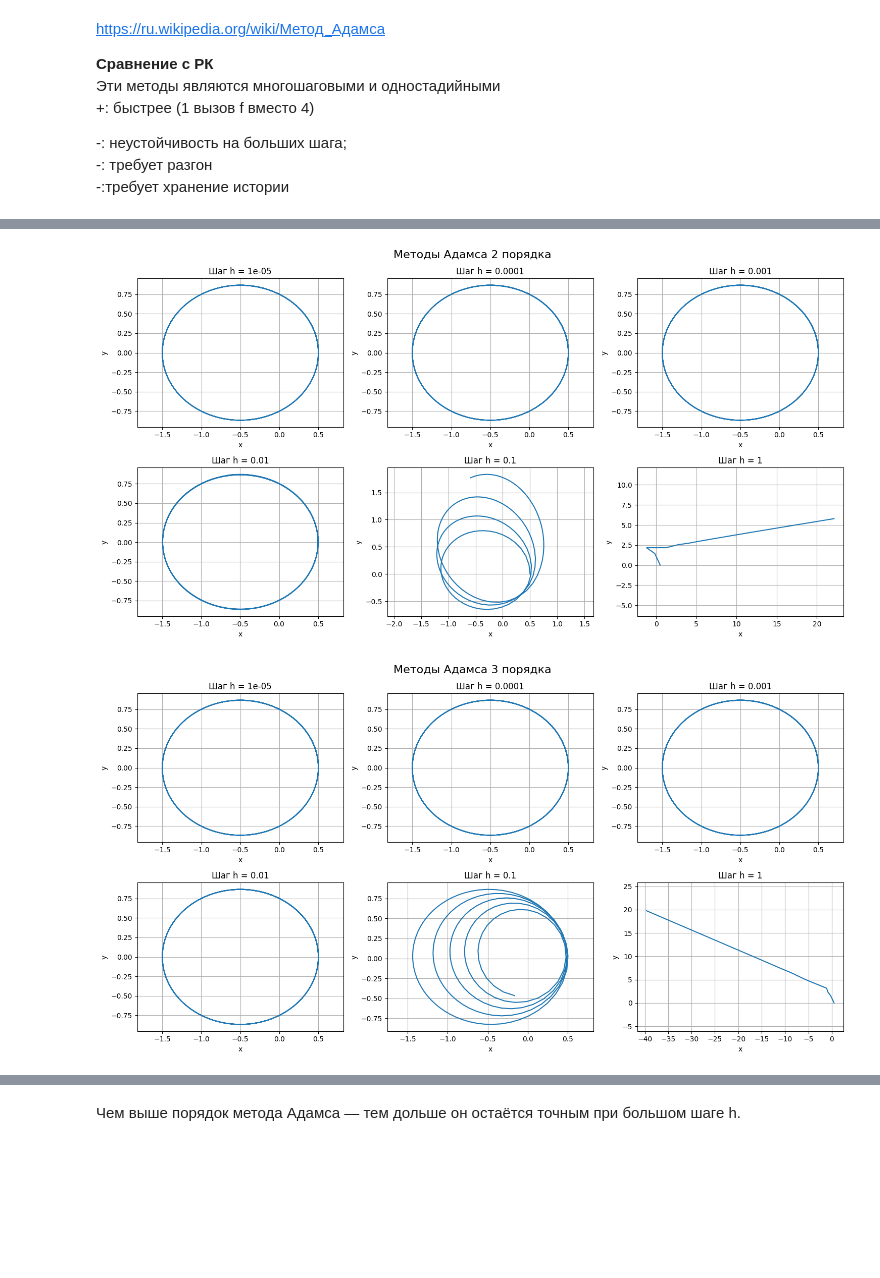
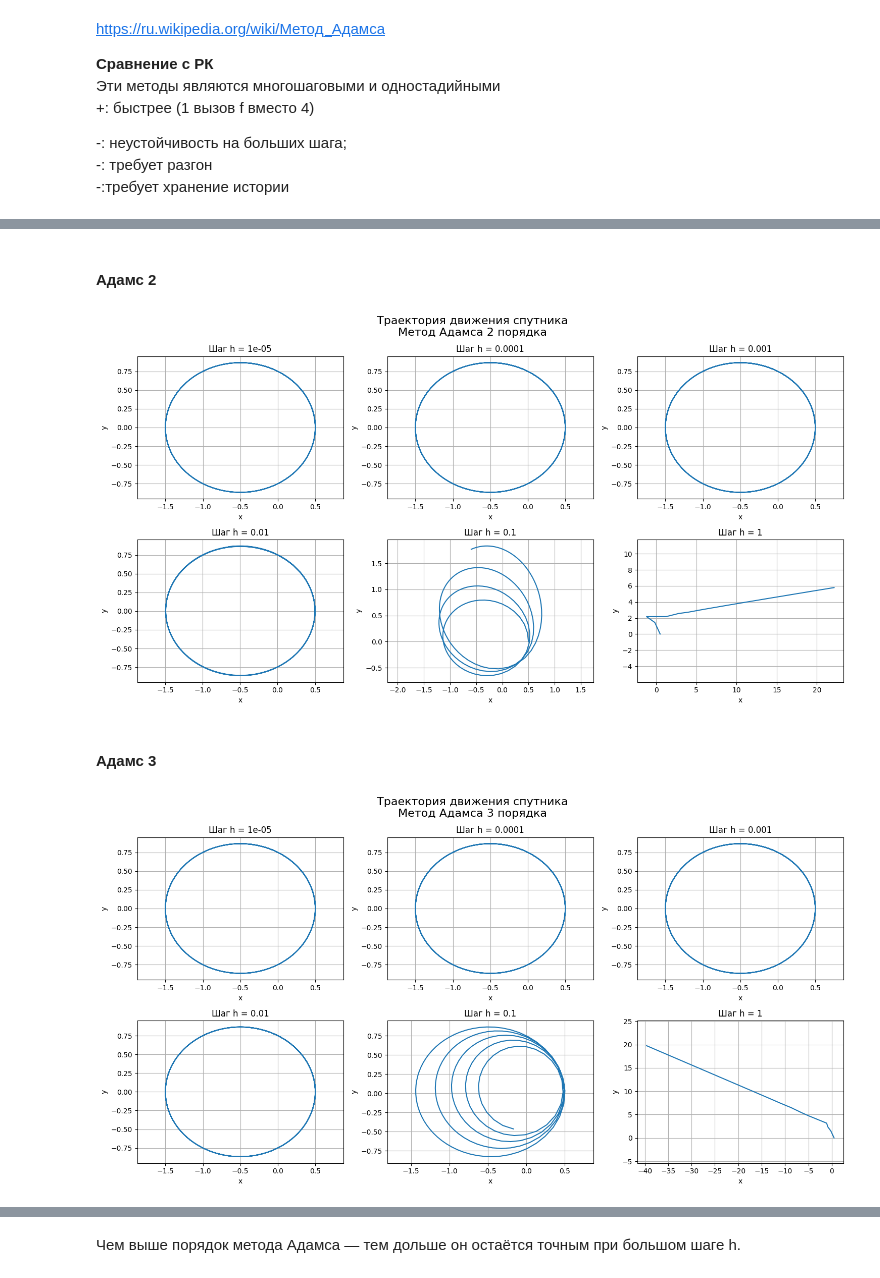
Before and after one commit to oncominglane/computational_mathematics, a Jupyter notebook: sem2/lab6/lab6.ipynb, the cells around one changed output, grey strips where cells are left out. Saved outputs shown, nothing was run; the diff lists cells and outputs as text; code cells hidden in the pictures; blank space fills up the shorter version.

```diff
--- a/sem2/lab6/lab6.ipynb
+++ b/sem2/lab6/lab6.ipynb
@@ -45,7 +45,7 @@ https://ru.wikipedia.org/wiki/Метод_Рунге_—_Кутты
 
 <img src="images\runge_kutt.png" alt="drawing" width="700"/>
 # %%
-def runge_kutt(f, t, Y, h, order):
+def runge_kutt_explicit(f, t, Y, h, order):
     l = len(Y)
     if order == 1:
         k1 = f(t, Y)
@@ -91,13 +91,13 @@ def integrate_runge_kutt(f, Y0, t_start, t_stop, h, order):
 
     return S #траектория
 # %%
-def drawing_runge_kutta(order):
+def drawing(method, order):
     h_vals = [10 ** i for i in range (-5, 1)]
     x_vals = [0]*6
     y_vals = [0]*6
 
     for i in range(len(h_vals)):
-        S = integrate_runge_kutt(f, Y0, t_start, t_stop, h_vals[i], order)
+        S = method(f, Y0, t_start, t_stop, h_vals[i], order)
         x_vals[i] = [p[1] for p in S]
         y_vals[i] = [p[2] for p in S]
         #plt.title(f'Траектория движения спутника: (РК1), шаг = {h}')
@@ -114,7 +114,21 @@ def drawing_runge_kutta(order):
         axs[i].axis('equal')  # чтобы не искажалась орбита
         axs[i].grid(True)
 
-    fig.suptitle(f"Методы Рунге-Кутта {order} порядка", fontsize=16)
+
+
+    method_name = method.__name__
+
+    # Красивое название (преобразуем имя функции)
+    if "adams" in method_name:
+        method_display = "Адамса"
+    elif "fdn" in method_name:
+        method_display = "ФДН"
+    elif "runge" in method_name:
+        method_display = "Рунге-Кутты"
+    else:
+        method_display = method_name  # fallback
+
+    fig.suptitle(f"Траектория движения спутника\nМетод {method_display} {order} порядка", fontsize=16)
     plt.tight_layout()
     plt.show()
 # %% [markdown]
@@ -279,7 +293,7 @@ https://ru.wikipedia.org/wiki/Метод_Адамса
 # %% [markdown]
 <img src="images\adams.png" alt="drawing" width="650"/>
 # %%
-def adams(f_vals, y_curr, h, order):
+def adams_explicit(f_vals, y_curr, h, order):
     # f_vals — список прошлых значений правой части (f), начиная с текущего: [f_n, f_{n-1}, f_{n-2}, ...]
     if order == 2:
         coeffs = [3/2, -1/2]
@@ -297,7 +311,7 @@ def adams(f_vals, y_curr, h, order):
 <img src="images\adams_.png" alt="drawing" width="650"/>
 # %%
 # Интегратор Адамса с разгонным участком
-def integrate_adams(f, Y0, t_start, t_stop, h, order):
+def integrate_adams_explicit(f, Y0, t_start, t_stop, h, order):
     steps = int((t_stop - t_start) / h)
     t = t_start
     Y_hist = [Y0] # список последних значений решения
@@ -306,7 +320,7 @@ def integrate_adams(f, Y0, t_start, t_stop, h, order):
 
     # Разгон - через РК4
     for _ in range(order - 1): # Выполняем order-1 шагов Рунге–Кутты 4-го порядка
-        Y_next = runge_kutt(f, t, Y_hist[-1], h, order=4)
+        Y_next = runge_kutt_explicit(f, t, Y_hist[-1], h, order=4)
         t += h
         Y_hist.append(Y_next)
         f_hist.append(f(t, Y_next))
@@ -317,7 +331,7 @@ def integrate_adams(f, Y0, t_start, t_stop, h, order):
     for _ in range(steps - (order - 1)):
         f_vals = f_hist[::-1] # чтобы было от последнего к первому
         y_curr = Y_hist[-1]
-        y_next = adams(f_vals, y_curr, h, order)
+        y_next = adams_explicit(f_vals, y_curr, h, order)
 
         t += h
         f_next = f(t, y_next) # новое значение производной
@@ -363,8 +350,12 @@ def drawing_adams(order):
+# %% [markdown]
+#### **Адамс 2**
 # %%
-drawing_adams(order = 2)
+drawing(integrate_adams_explicit, order = 2)
 # %% [output]
-[figure, old version]
+[figure, new version]
+# %% [markdown]
+#### **Адамс 3**
 # %%
-drawing_adams(order = 3)
+drawing(integrate_adams_explicit, order = 3)
 # %% [output]
-[figure, old version]
+[figure, new version]
```
Also changed, not shown: parts of 28 cells of this notebook, 1 other file.
